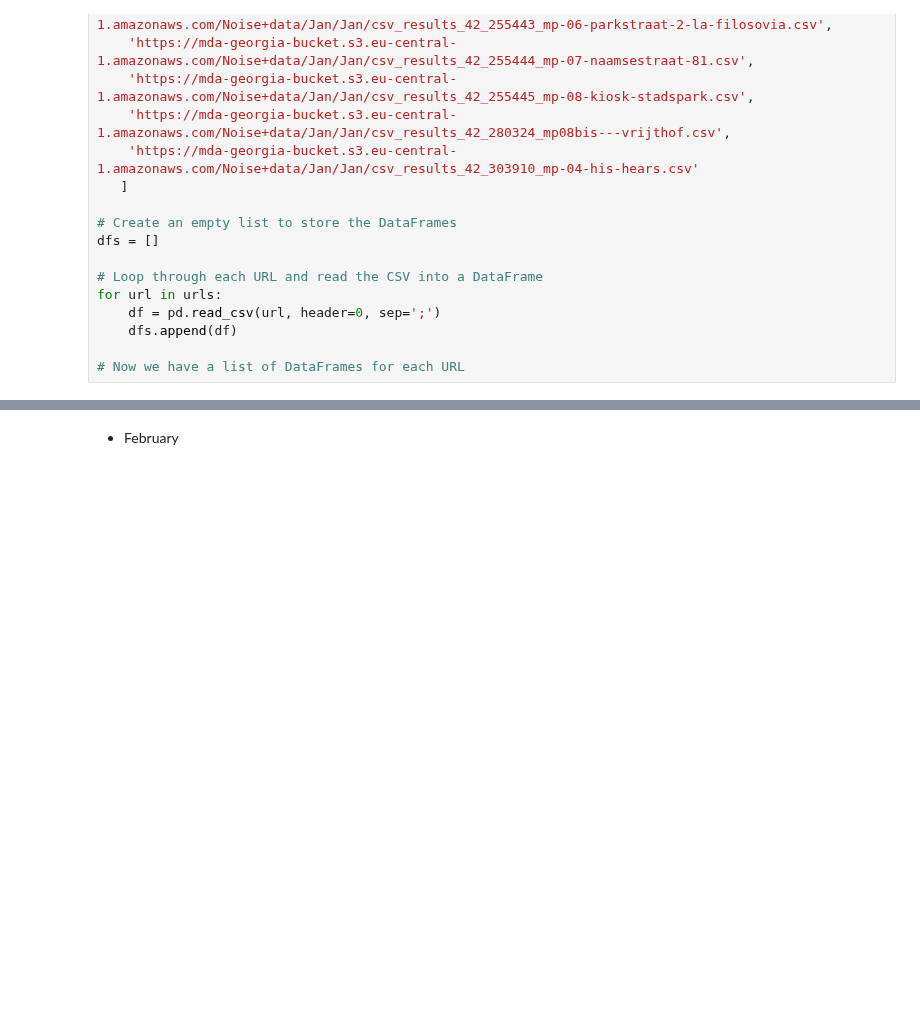
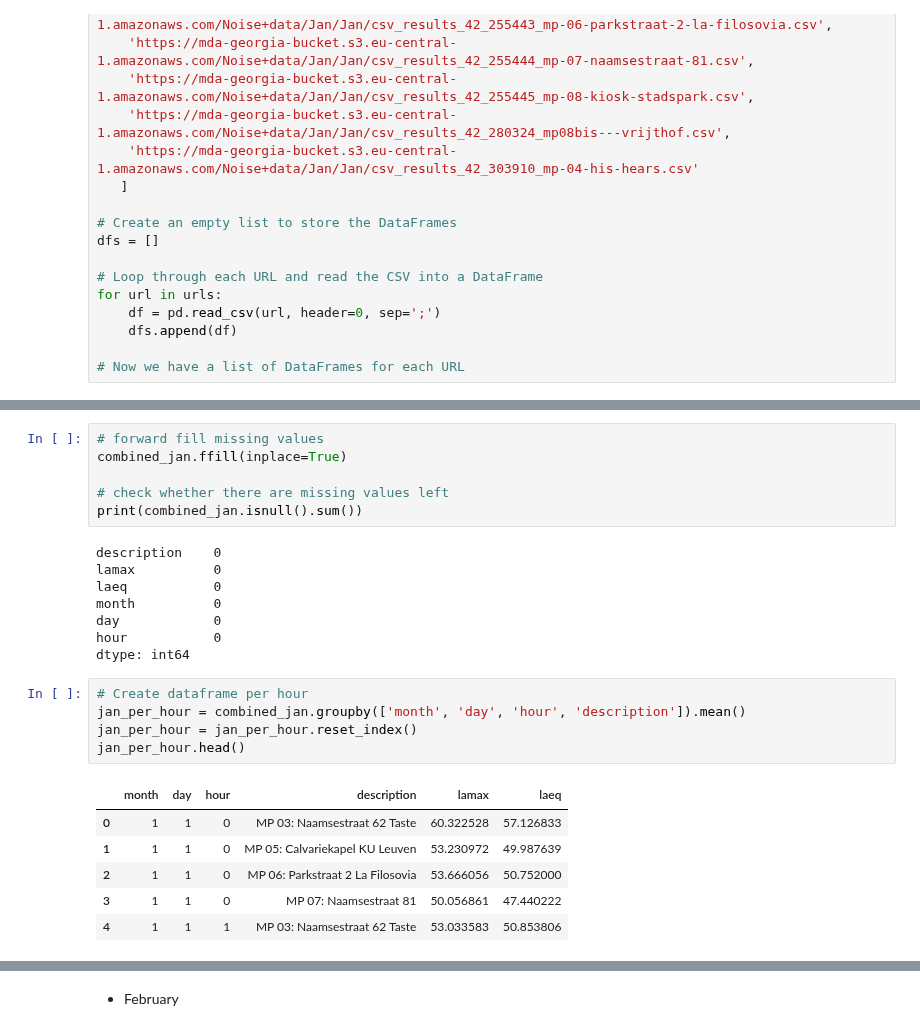
Before and after one commit to lennertvanh/MDA-Georgia, a Jupyter notebook: Preprocessing.ipynb, the cells around one changed output, grey strips where cells are left out. Cells and saved outputs as stored; diff of their text form; blank space fills up the shorter version.

```diff
--- a/Preprocessing.ipynb
+++ b/Preprocessing.ipynb
@@ -234,0 +272,26 @@ print(combined_jan.isnull().sum())
+# %%
+# forward fill missing values
+combined_jan.ffill(inplace=True)
+
+# check whether there are missing values left
+print(combined_jan.isnull().sum())
+# %% [output]
+description    0
+lamax          0
+laeq           0
+month          0
+day            0
+hour           0
+dtype: int64
+# %%
+# Create dataframe per hour
+jan_per_hour = combined_jan.groupby(['month', 'day', 'hour', 'description']).mean()
+jan_per_hour = jan_per_hour.reset_index()
+jan_per_hour.head()
+# %% [output]
+|  | month | day | hour | description | lamax | laeq |
+| 0 | 1 | 1 | 0 | MP 03: Naamsestraat 62 Taste | 60.322528 | 57.126833 |
+| 1 | 1 | 1 | 0 | MP 05: Calvariekapel KU Leuven | 53.230972 | 49.987639 |
+| 2 | 1 | 1 | 0 | MP 06: Parkstraat 2 La Filosovia | 53.666056 | 50.752000 |
+| 3 | 1 | 1 | 0 | MP 07: Naamsestraat 81 | 50.056861 | 47.440222 |
+| 4 | 1 | 1 | 1 | MP 03: Naamsestraat 62 Taste | 53.033583 | 50.853806 |
```
Also changed, not shown: parts of 25 cells of this notebook.
